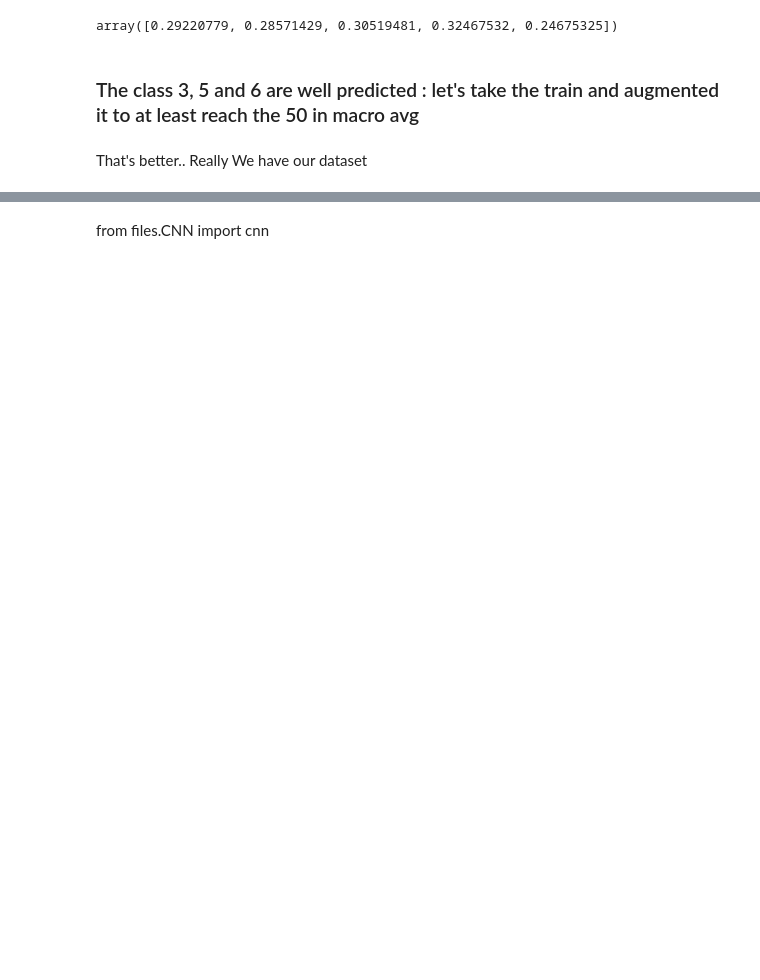
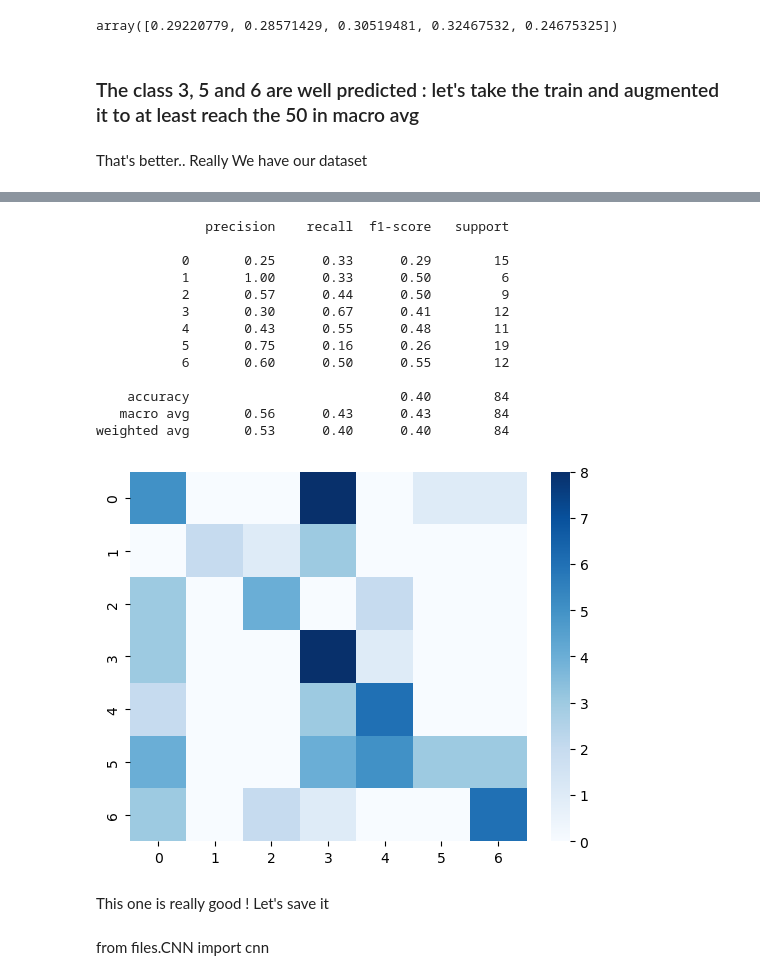
Before and after one commit to mlaversi/ProjetMachineLearningFinAnn-e, a Jupyter notebook: Reducing_modelV2.ipynb, the cells around one changed output, grey strips where cells are left out. Drawn from its saved outputs; the diff is of its cells as text; code cells hidden in the pictures; blank space fills up the shorter version.

```diff
--- a/Reducing_modelV2.ipynb
+++ b/Reducing_modelV2.ipynb
@@ -374,5 +410,0 @@ data_train_replaced
-# %%
-y = data_train_replaced['label'].copy()
-X = data_train_replaced.drop('label', axis=1).copy()
-
-y.value_counts()
@@ -387,0 +411,7 @@ Name: label, dtype: int64
+# %%
+X = np.array(X)
+X = X.reshape(len(data) ,28,28,1)
+#Scaled
+X_train, X_test, y_train, y_test = train_test_split(X, y, test_size=0.3, random_state=1)
+
+X_train, X_val, y_train, y_val = train_test_split(X_train, y_train, test_size=0.1, random_state=1)
@@ -388,2 +484,47 @@ Name: label, dtype: int64
+# %%
+y_true = np.array(y_test)
+
+label_mapping = {
+    0: 'nv',
+    1: 'mel',
+    2: 'bkl',
+    3: 'bcc',
+    4: 'akiec',
+    5: 'vasc',
+    6: 'df'
+}
+
+y_pred = model.predict(X_test)
+y_pred = np.array(list(map(lambda x: np.argmax(x), y_pred)))
+
+cm = confusion_matrix(y_true, y_pred)
+clr = classification_report(y_true, y_pred, target_names=label_mapping.values())
+import seaborn as sn
+
+y_pred = model.predict(X_test)
+
+y_pred = np.argmax(y_pred, axis=1)
+cr2 = classification_report(y_test, y_pred)
+cm2 = confusion_matrix(y_test, y_pred)
+sn.heatmap(cm, cmap='Blues')
+print(cr2)
+#print(cm)
+# %% [output]
+              precision    recall  f1-score   support
+
+           0       0.25      0.33      0.29        15
+           1       1.00      0.33      0.50         6
+           2       0.57      0.44      0.50         9
+           3       0.30      0.67      0.41        12
+           4       0.43      0.55      0.48        11
+           5       0.75      0.16      0.26        19
+           6       0.60      0.50      0.55        12
+
+    accuracy                           0.40        84
+   macro avg       0.56      0.43      0.43        84
+weighted avg       0.53      0.40      0.40        84
+[figure, added]
+# %% [markdown]
+This one is really good ! Let's save it
 # %% [markdown]
 from files.CNN import cnn
```
Also changed, not shown: parts of 13 cells of this notebook, 3 other files.
